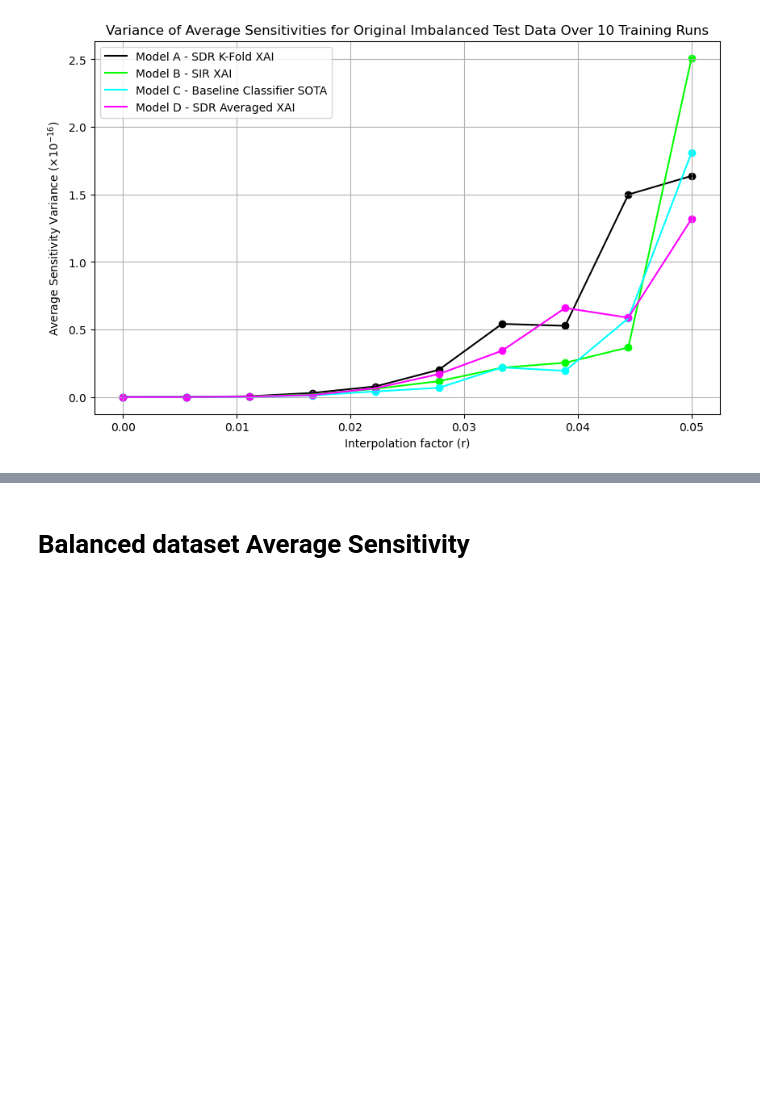
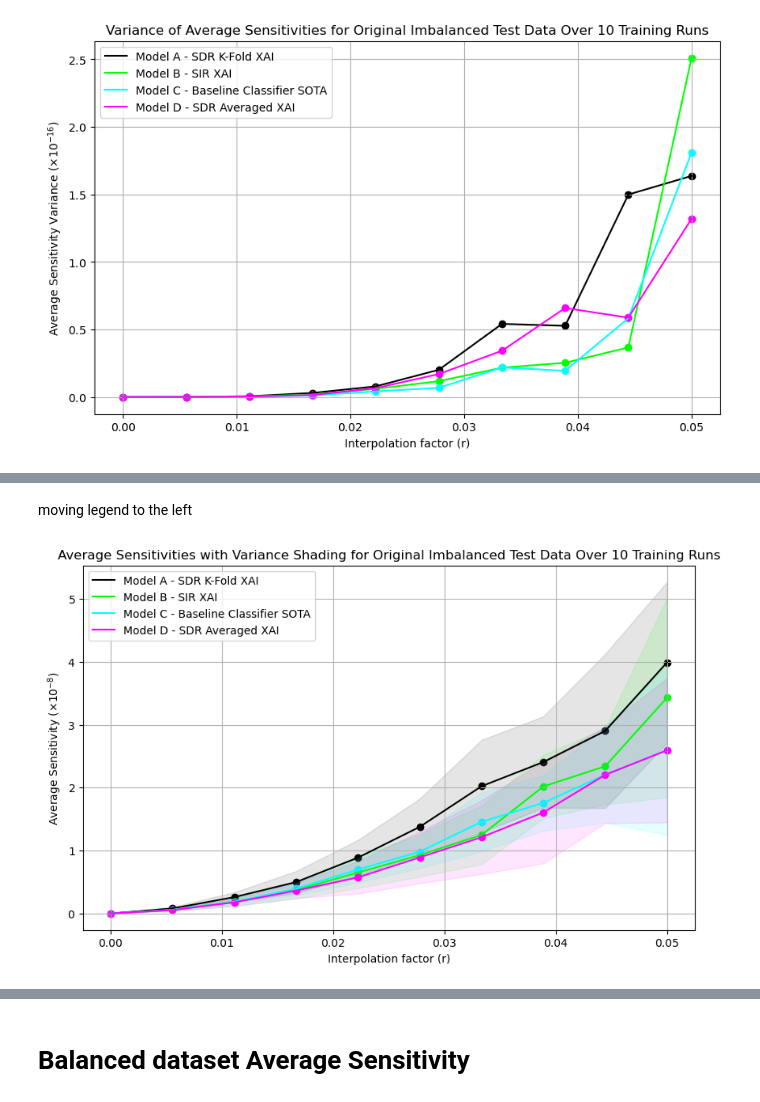
Before and after one commit to myanacondadonttt/RoofNetXAI, a Jupyter notebook: Notebooks/Main Evaluation.ipynb, the cells around one changed output, grey strips where cells are left out. Cells and saved outputs as stored; diff of their text form; code cells hidden in the pictures; blank space fills up the shorter version.

```diff
--- a/Notebooks/Main Evaluation.ipynb
+++ b/Notebooks/Main Evaluation.ipynb
@@ -1572,0 +1389,68 @@ Using a non-full backward hook when the forward contains multiple autograd Nodes
+# %% [markdown]
+moving legend to the left
+# %%
+# Model and color mappings
+model_names = {
+    'sdr_kfold_shap_10_aplha03_25_1000_l1': 'Model A - SDR K-Fold XAI',
+    'sir_intensity_total_shap_10_aplha03': 'Model B - SIR XAI',
+    'binary_classifier_sota_10': 'Model C - Baseline Classifier SOTA',
+    'sdr_average_10_aplha03_1000_l1': 'Model D - SDR Averaged XAI'
+}
+
+color_mapping = {
+    'sdr_kfold_shap_10_aplha03_25_1000_l1': 'black',
+    'sir_intensity_total_shap_10_aplha03': 'lime',
+    'binary_classifier_sota_10': 'cyan',
+    'sdr_average_10_aplha03_1000_l1': 'magenta'
+}
+
+# function to get color for a model
+def get_model_color(model_name):
+    return color_mapping.get(model_name, 'gray')
+
+def format_ylabel(ax, label):
+    ax.ticklabel_format(style='sci', axis='y', scilimits=(0,0))
+    ax.yaxis.major.formatter._useMathText = True
+    plt.draw()
+    offset_text = ax.yaxis.get_offset_text().get_text()
+    if offset_text:
+        ax.yaxis.offsetText.set_visible(False)
+        label_with_offset = f"{label} ({offset_text})"
+    else:
+        label_with_offset = label
+    ax.set_ylabel(label_with_offset, fontsize=10)
+    return ax
+
+
+avg_sensitivities_df = pd.read_csv('/Users/Lisa/Desktop/Master Thesis/RoofNetXAI/Notebooks/past_values_10_03_new/avg_sensitivities_1000_mse_same.csv')
+avg_sensitivities_var_df = pd.read_csv('/Users/Lisa/Desktop/Master Thesis/RoofNetXAI/Notebooks/past_values_10_03_new/avg_sensitivities_var_1000_mse_same.csv')
+
+perturb_radii = avg_sensitivities_df['perturb_radius']
+
+# reformatting the data
+average_sensitivities = {model: avg_sensitivities_df[model].values for model in model_names}
+average_sensitivities_var = {model: avg_sensitivities_var_df[model].values for model in model_names}
+
+# Plotting
+plt.figure(figsize=(10, 6))
+ax2 = plt.gca()
+for model_file_name, sensitivity_values in average_sensitivities.items():
+    color = get_model_color(model_file_name)
+    label = model_names.get(model_file_name, model_file_name)
+    std_devs = np.sqrt(np.nan_to_num(average_sensitivities_var[model_file_name]))
+    valid_indices = ~np.isnan(sensitivity_values)
+    valid_radii = perturb_radii[valid_indices]
+    valid_sensitivities = np.array(sensitivity_values)[valid_indices]
+    valid_std_devs = std_devs[valid_indices]
+    plt.plot(valid_radii, valid_sensitivities, label=label, color=color)
+    plt.scatter(valid_radii, valid_sensitivities, color=color)
+    plt.fill_between(valid_radii, valid_sensitivities - valid_std_devs, valid_sensitivities + valid_std_devs, color=color, alpha=0.1)
+
+format_ylabel(ax2, "Average Sensitivity")
+plt.xlabel("Interpolation factor (r)")
+plt.legend(loc='upper left')
+plt.grid(True)
+plt.title("Average Sensitivities with Variance Shading for Original Imbalanced Test Data Over 10 Training Runs")
+plt.show()
+# %% [output]
+[figure, added]
```
Also changed, not shown: parts of 12 cells of this notebook.
